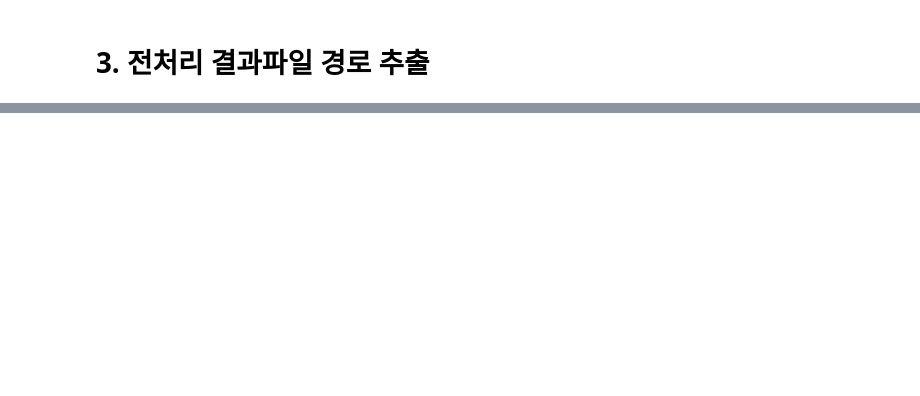
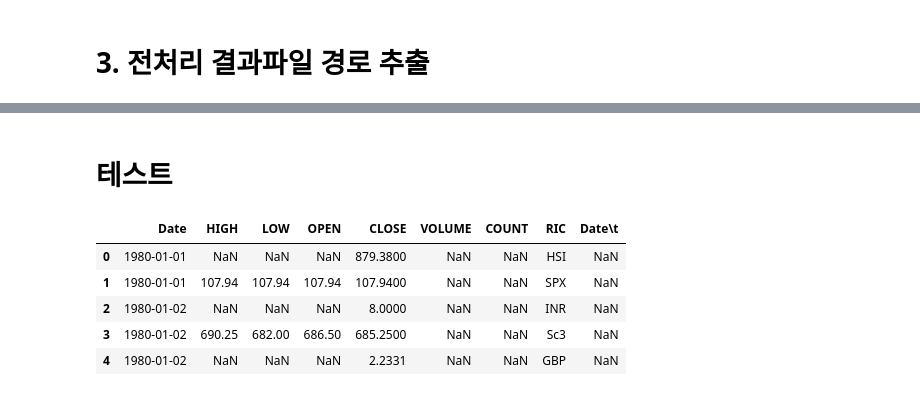
Before and after one commit to gwangjinjeong/palm-oil-price-forecast, a Jupyter notebook: 2.SM Pipeline-Preprocessing.ipynb, the cells around one changed output, grey strips where cells are left out. Saved outputs shown, nothing was run; the diff lists cells and outputs as text; code cells hidden in the pictures; blank space fills up the shorter version.

```diff
--- a/2.SM Pipeline-Preprocessing.ipynb
+++ b/2.SM Pipeline-Preprocessing.ipynb
@@ -91,16 +102,32 @@ bucket:  palm-oil-price-forecast
 # %%
 # 한국 시간
 KST = dt.today() + relativedelta(hours=9)
-print(f"Start job time: {KST}")
+KST_aday_before = KST - relativedelta(days=1)
+yyyy, mm, dd = str(KST_aday_before.year), str(KST_aday_before.month).zfill(2), str(KST_aday_before.day).zfill(2)
+
+split_start = '2018-01-01'
+split_end = KST.strftime('%Y-%m-%d')#dt(2023,2,1).strftime('%Y-%m-%d')#KST.strftime('%Y-%m-%d')
+timestamp = time.mktime(KST.timetuple())
+
 # 프로젝트 변수
-project_prefix = bucket
-base = f"s3://{bucket}"
+project_prefix = BUCKET_NAME_USECASE
+usecase_base_path = f"s3://{BUCKET_NAME_USECASE}"
+datalake_base_path = f"s3://{DATALAKE_BUCKET_NAME}/{BUCKET_NAME_USECASE}"
+
+# S3 디렉토리 위치(data path)
+staged_data_dir = f"{usecase_base_path}/{keychain['S3_PATH_STAGE']}/{KST_aday_before.strftime('%Y/%m/%d')}/{str(timestamp)}"
+golden_data_dir = f"{usecase_base_path}/{keychain['S3_PATH_GOLDEN']}/{KST_aday_before.strftime('%Y/%m/%d')}/{str(timestamp)}"
+trained_model_dir = f"{usecase_base_path}/{keychain['S3_PATH_TRAIN']}/{KST_aday_before.strftime('%Y/%m/%d')}/{str(timestamp)}"
 
 # 전처리 결과 데이터 위치(Golden data path)
-preproc_data_dir = f"{base}/{keychain['S3_PATH_GOLDEN']}/{KST.strftime('%Y/%m/%d')}"
+raw_data_path = os.path.join(datalake_base_path, 'EikonDataAPI')
+train_data_dir = f'{golden_data_dir}/train'
+test_data_dir = f'{golden_data_dir}/test'
+scaler_data_dir = f'{golden_data_dir}/scaler-files'
 
-# stage_data_uri= f"{preproc_data_dir}/stage.csv"
-stage_data_uri = f"{base}/{keychain['S3_PATH_STAGE']}"
-train_data_uri = f"{preproc_data_dir}/train.csv"
-test_data_uri = f"{preproc_data_dir}/test.csv"
+num_fold = '3'
+scaler_switch = '1' # '0': scaling, '1': scaling
+
+print(f"Start job time: {KST}")
+print(f"Data time: {KST_aday_before}")
 # %% [output]
@@ -939,0 +1132,12 @@ Stored 'test_preproc_dir_artifact5' (str)
+# %% [markdown]
+# 테스트
+# %%
+test = pd.read_csv(staged_data_dir+'/stage_integrated.csv')
+test.head()
+# %% [output]
+|  | Date | HIGH | LOW | OPEN | CLOSE | VOLUME | COUNT | RIC | Date\t |
+| 0 | 1980-01-01 | NaN | NaN | NaN | 879.3800 | NaN | NaN | HSI | NaN |
+| 1 | 1980-01-01 | 107.94 | 107.94 | 107.94 | 107.9400 | NaN | NaN | SPX | NaN |
+| 2 | 1980-01-02 | NaN | NaN | NaN | 8.0000 | NaN | NaN | INR | NaN |
+| 3 | 1980-01-02 | 690.25 | 682.00 | 686.50 | 685.2500 | NaN | NaN | Sc3 | NaN |
+| 4 | 1980-01-02 | NaN | NaN | NaN | 2.2331 | NaN | NaN | GBP | NaN |
```
Also changed, not shown: parts of 47 cells of this notebook, 2 other files.
